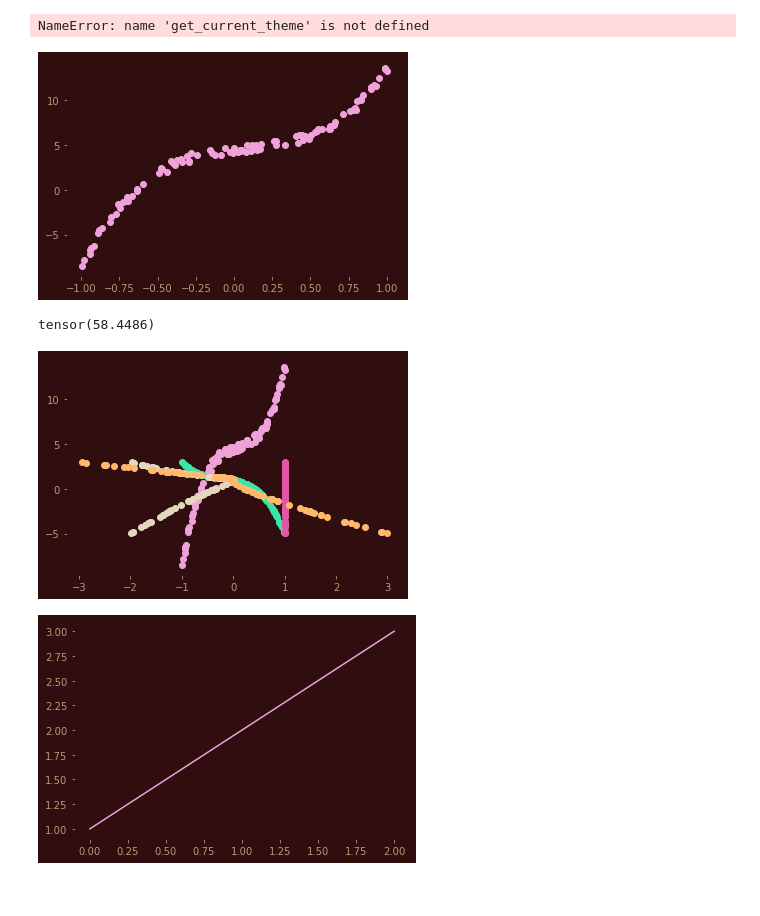
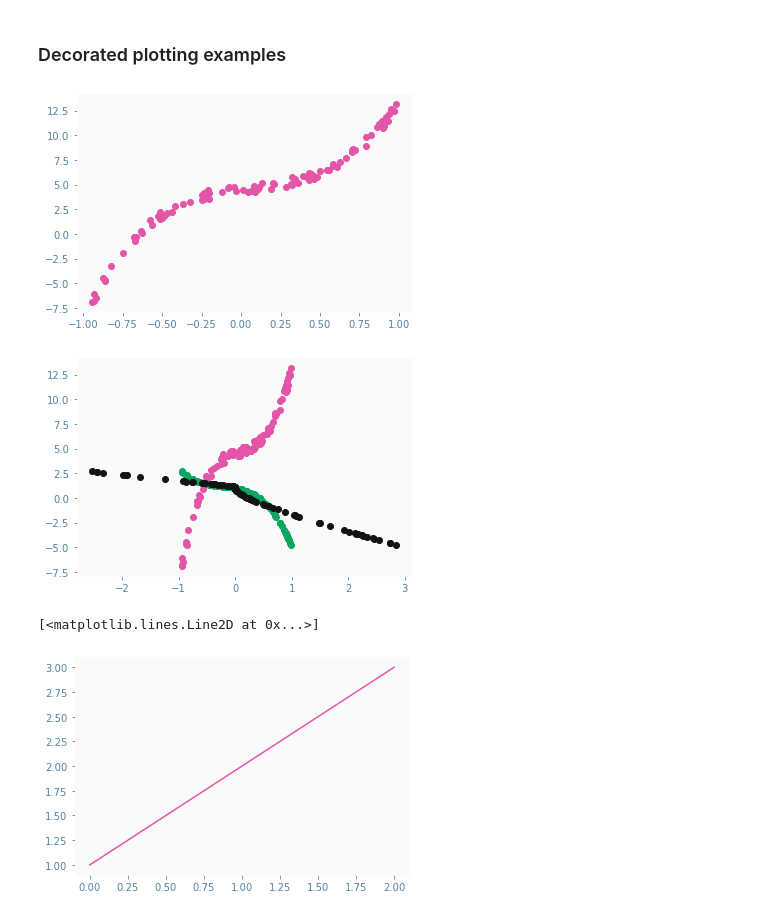
Before and after one commit to doki-theme/doki-theme-jupyter, a Jupyter notebook: index.ipynb, the cells around one changed output. Drawn from its saved outputs; the diff is of its cells as text; code cells hidden in the pictures.

```diff
--- a/index.ipynb
+++ b/index.ipynb
@@ -92,3 +25,5 @@ I installed "Franxx: Zero Two Dark" refresh your notebook's browser to see chang
+# %% [markdown]
+### Decorated plotting examples
 # %%
 %matplotlib inline
 from fastai.basics import *
@@ -114,21 +46,4 @@ from cycler import cycler
-# %%
-decorator.decorate_plotter()
-# %% [output]
-NameError: name 'get_current_theme' is not defined
-# %%
-plt.rcParams.update({
-    'axes.facecolor':'#282a2f',
-    'axes.edgecolor': '#282a2f',# header color
-    'axes.prop_cycle': cycler(color=[
-        '#84D0FF', #editor accent
-        "#9DACF6",
-"#BD84DD",
-"#F6E3CC",
-"#ead979",
-"#e0474b",
-    ])
-})
 # %%
 plt.scatter(x[:,2], y);
 # %% [output]
-[figure, old version]
+[figure, new version]
@@ -139,19 +53,12 @@ a = tensor(-1.,1,-1,1)
-# %%
-y_hat = x@a
-mse(y_hat, y)
-# %% [output]
-tensor(58.4486)
 # %%
 plt.scatter(x[:,2],y)
 plt.scatter(x[:,2],y_hat);
-plt.scatter(x[:,1],y_hat);
-plt.scatter(x[:,3],y_hat);
 plt.scatter(x[:,0],y_hat);
 # %% [output]
-[figure, old version]
+[figure, new version]
 # %%
 plt.figure(linewidth=2)
 plt.plot([1,2,3])
-plt.savefig('test.png')
 # %% [output]
+[<matplotlib.lines.Line2D at 0x...>]
-[figure, old version]
+[figure, new version]
```
Also changed, not shown: parts of 22 cells of this notebook.
